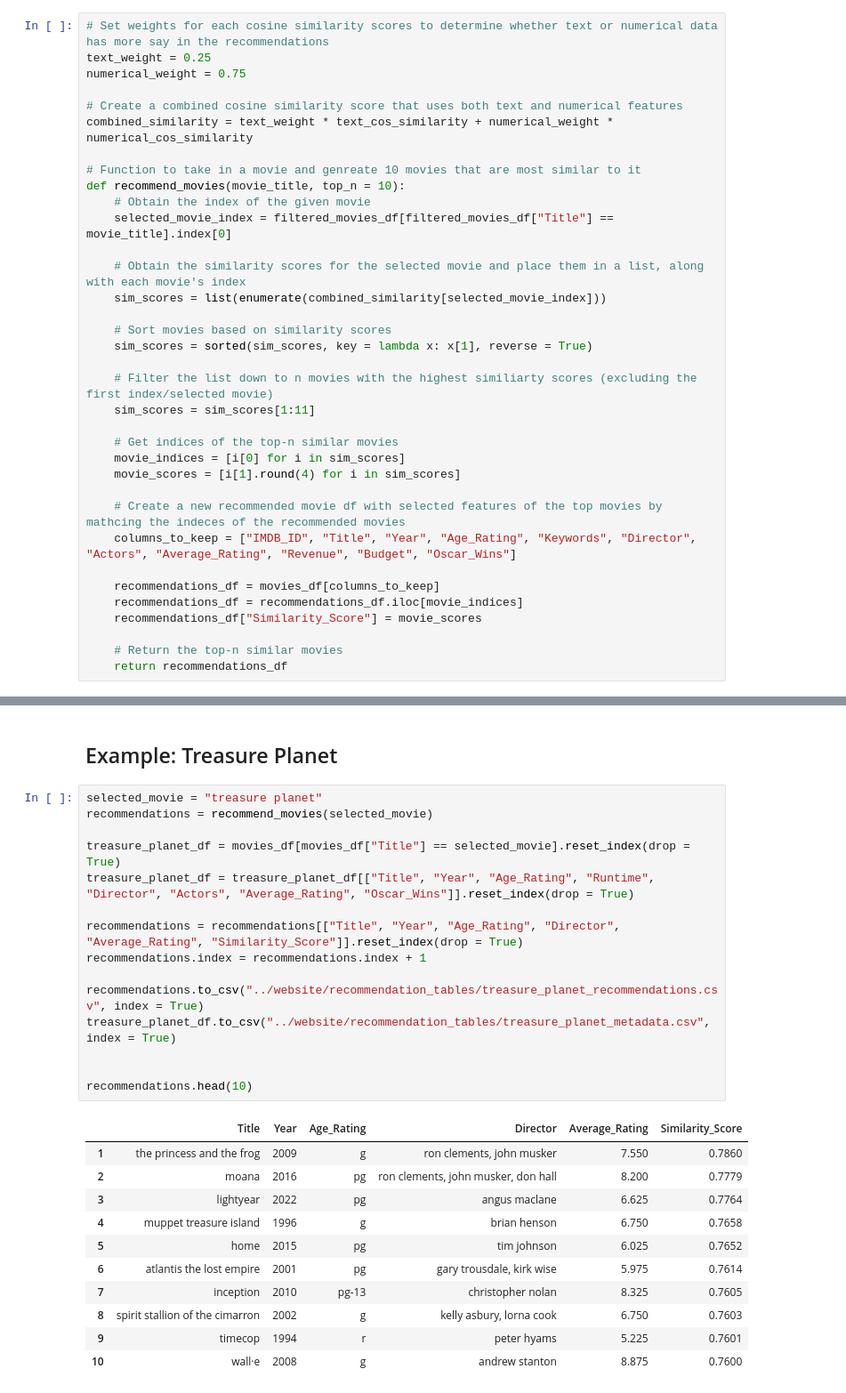
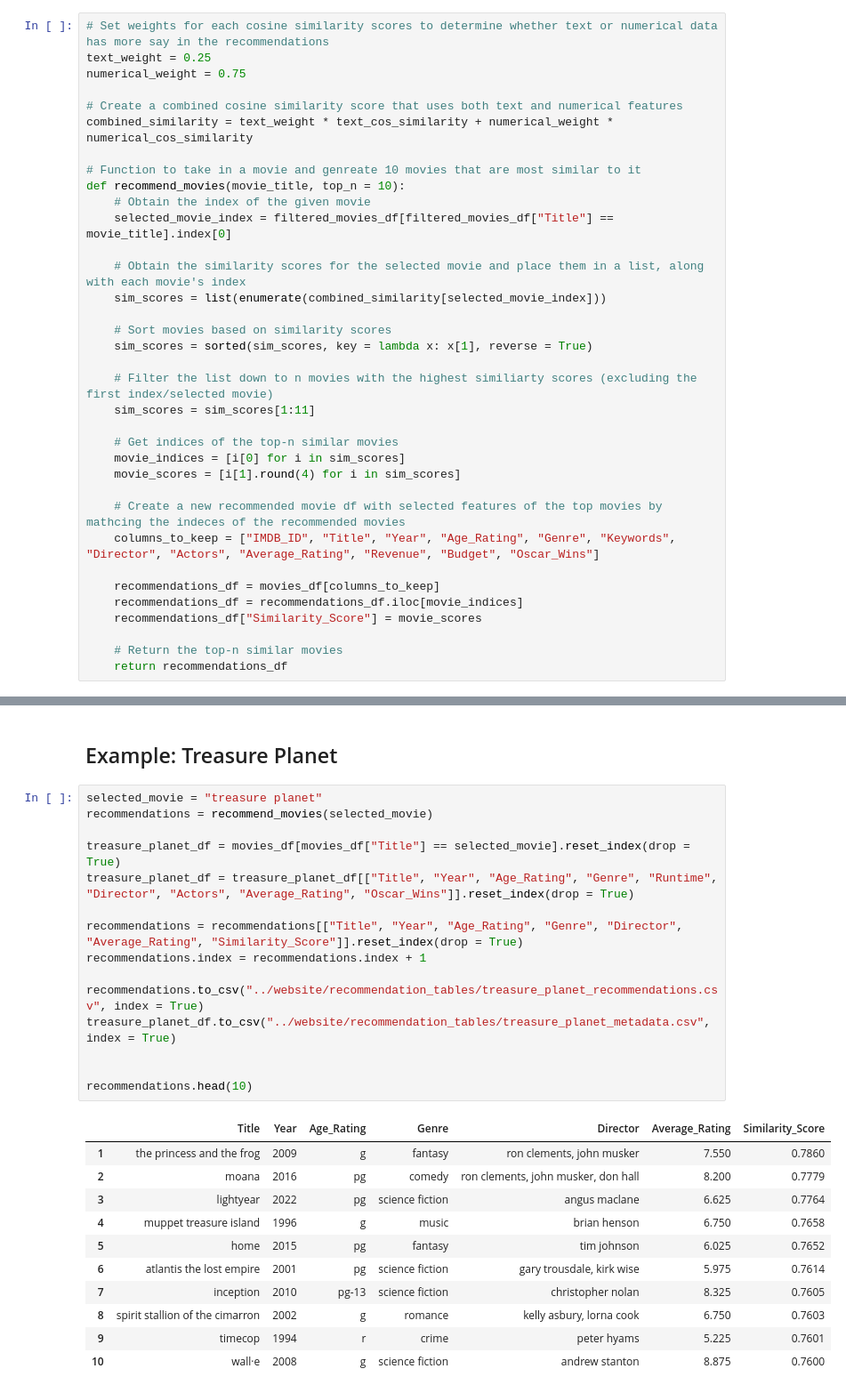
Before and after one commit to dcorc7/Movie-Recommendation-Model, a Jupyter notebook: code/recommender.ipynb, the cells around one changed output, grey strips where cells are left out. Shown at 89% size. Cells and saved outputs as stored; diff of their text form.

```diff
--- a/code/recommender.ipynb
+++ b/code/recommender.ipynb
@@ -107,7 +107,7 @@ def recommend_movies(movie_title, top_n = 10):
     movie_scores = [i[1].round(4) for i in sim_scores]
 
     # Create a new recommended movie df with selected features of the top movies by mathcing the indeces of the recommended movies
-    columns_to_keep = ["IMDB_ID", "Title", "Year", "Age_Rating", "Keywords", "Director", "Actors", "Average_Rating", "Revenue", "Budget", "Oscar_Wins"]
+    columns_to_keep = ["IMDB_ID", "Title", "Year", "Age_Rating", "Genre", "Keywords", "Director", "Actors", "Average_Rating", "Revenue", "Budget", "Oscar_Wins"]
 
     recommendations_df = movies_df[columns_to_keep]
     recommendations_df = recommendations_df.iloc[movie_indices]
@@ -178,27 +178,27 @@ recommendations.head(10)
 # %%
 selected_movie = "treasure planet"
 recommendations = recommend_movies(selected_movie)
 
 treasure_planet_df = movies_df[movies_df["Title"] == selected_movie].reset_index(drop = True)
-treasure_planet_df = treasure_planet_df[["Title", "Year", "Age_Rating", "Runtime", "Director", "Actors", "Average_Rating", "Oscar_Wins"]].reset_index(drop = True)
+treasure_planet_df = treasure_planet_df[["Title", "Year", "Age_Rating", "Genre", "Runtime", "Director", "Actors", "Average_Rating", "Oscar_Wins"]].reset_index(drop = True)
 
-recommendations = recommendations[["Title", "Year", "Age_Rating", "Director", "Average_Rating", "Similarity_Score"]].reset_index(drop = True)
+recommendations = recommendations[["Title", "Year", "Age_Rating", "Genre", "Director", "Average_Rating", "Similarity_Score"]].reset_index(drop = True)
 recommendations.index = recommendations.index + 1
 
 recommendations.to_csv("../website/recommendation_tables/treasure_planet_recommendations.csv", index = True)
 treasure_planet_df.to_csv("../website/recommendation_tables/treasure_planet_metadata.csv", index = True)
 
 
 recommendations.head(10)
 # %% [output]
-|  | Title | Year | Age_Rating | Director | Average_Rating | Similarity_Score |
-| 1 | the princess and the frog | 2009 | g | ron clements, john musker | 7.550 | 0.7860 |
-| 2 | moana | 2016 | pg | ron clements, john musker, don hall | 8.200 | 0.7779 |
-| 3 | lightyear | 2022 | pg | angus maclane | 6.625 | 0.7764 |
-| 4 | muppet treasure island | 1996 | g | brian henson | 6.750 | 0.7658 |
-| 5 | home | 2015 | pg | tim johnson | 6.025 | 0.7652 |
-| 6 | atlantis the lost empire | 2001 | pg | gary trousdale, kirk wise | 5.975 | 0.7614 |
-| 7 | inception | 2010 | pg-13 | christopher nolan | 8.325 | 0.7605 |
-| 8 | spirit stallion of the cimarron | 2002 | g | kelly asbury, lorna cook | 6.750 | 0.7603 |
-| 9 | timecop | 1994 | r | peter hyams | 5.225 | 0.7601 |
-| 10 | wall·e | 2008 | g | andrew stanton | 8.875 | 0.7600 |
+|  | Title | Year | Age_Rating | Genre | Director | Average_Rating | Similarity_Score |
+| 1 | the princess and the frog | 2009 | g | fantasy | ron clements, john musker | 7.550 | 0.7860 |
+| 2 | moana | 2016 | pg | comedy | ron clements, john musker, don hall | 8.200 | 0.7779 |
+| 3 | lightyear | 2022 | pg | science fiction | angus maclane | 6.625 | 0.7764 |
+| 4 | muppet treasure island | 1996 | g | music | brian henson | 6.750 | 0.7658 |
+| 5 | home | 2015 | pg | fantasy | tim johnson | 6.025 | 0.7652 |
+| 6 | atlantis the lost empire | 2001 | pg | science fiction | gary trousdale, kirk wise | 5.975 | 0.7614 |
+| 7 | inception | 2010 | pg-13 | science fiction | christopher nolan | 8.325 | 0.7605 |
+| 8 | spirit stallion of the cimarron | 2002 | g | romance | kelly asbury, lorna cook | 6.750 | 0.7603 |
+| 9 | timecop | 1994 | r | crime | peter hyams | 5.225 | 0.7601 |
+| 10 | wall·e | 2008 | g | science fiction | andrew stanton | 8.875 | 0.7600 |
```
Also changed, not shown: parts of 2 cells of this notebook, 10 other files.
